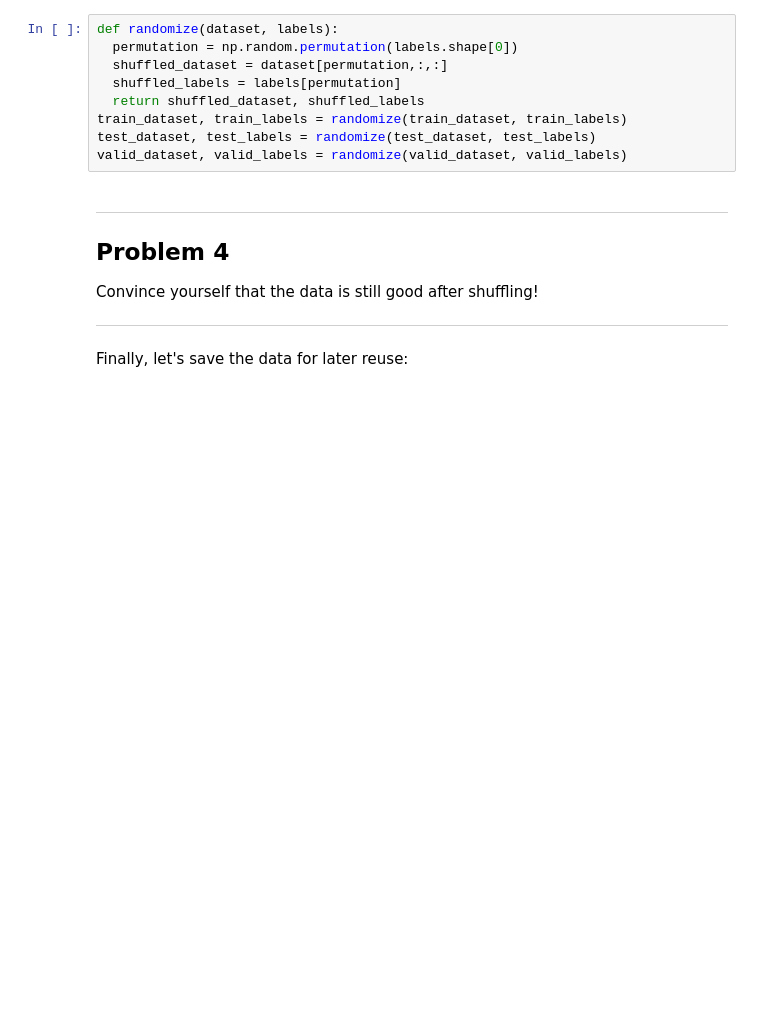
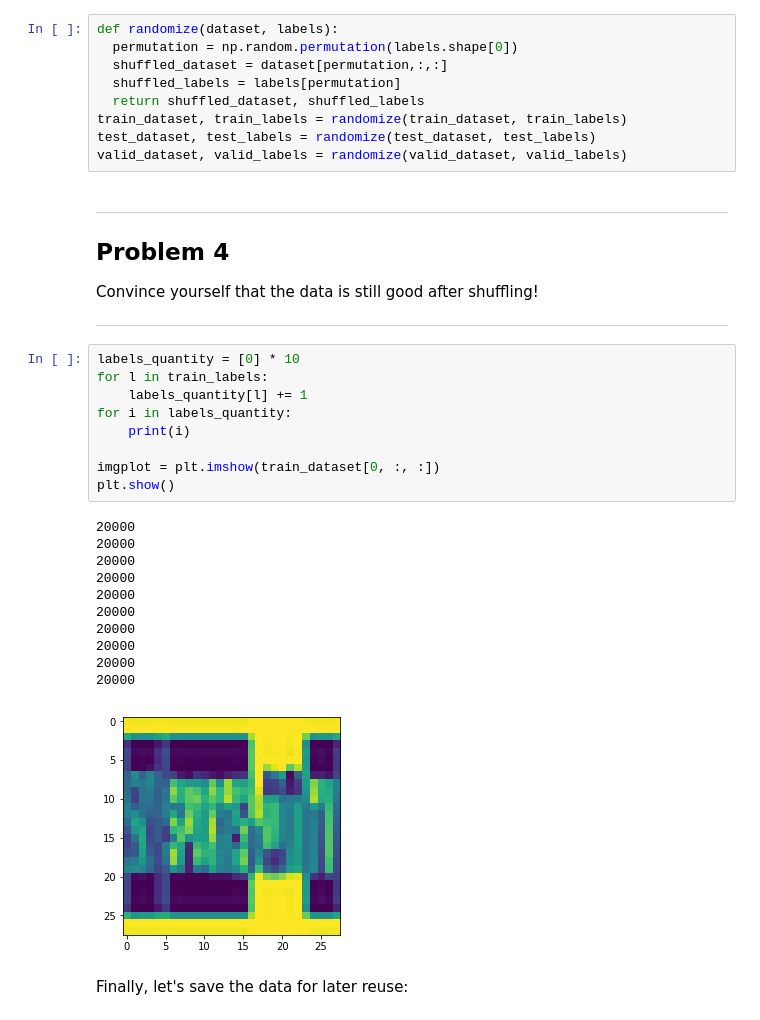
Before and after one commit to Traceur27/UdacityDeepLearning, a Jupyter notebook: 1_notmnist.ipynb, the cells around one changed output. Saved outputs shown, nothing was run; the diff lists cells and outputs as text; blank space fills up the shorter version.

```diff
--- a/1_notmnist.ipynb
+++ b/1_notmnist.ipynb
@@ -330,6 +330,27 @@ Problem 4
 Convince yourself that the data is still good after shuffling!
 
 ---
+# %%
+labels_quantity = [0] * 10
+for l in train_labels:
+    labels_quantity[l] += 1
+for i in labels_quantity:
+    print(i)
+
+imgplot = plt.imshow(train_dataset[0, :, :])
+plt.show()
+# %% [output]
+20000
+20000
+20000
+20000
+20000
+20000
+20000
+20000
+20000
+20000
+[figure, added]
 # %% [markdown]
 Finally, let's save the data for later reuse:
 # %%
```
Also changed, not shown: parts of 1 cell of this notebook.
